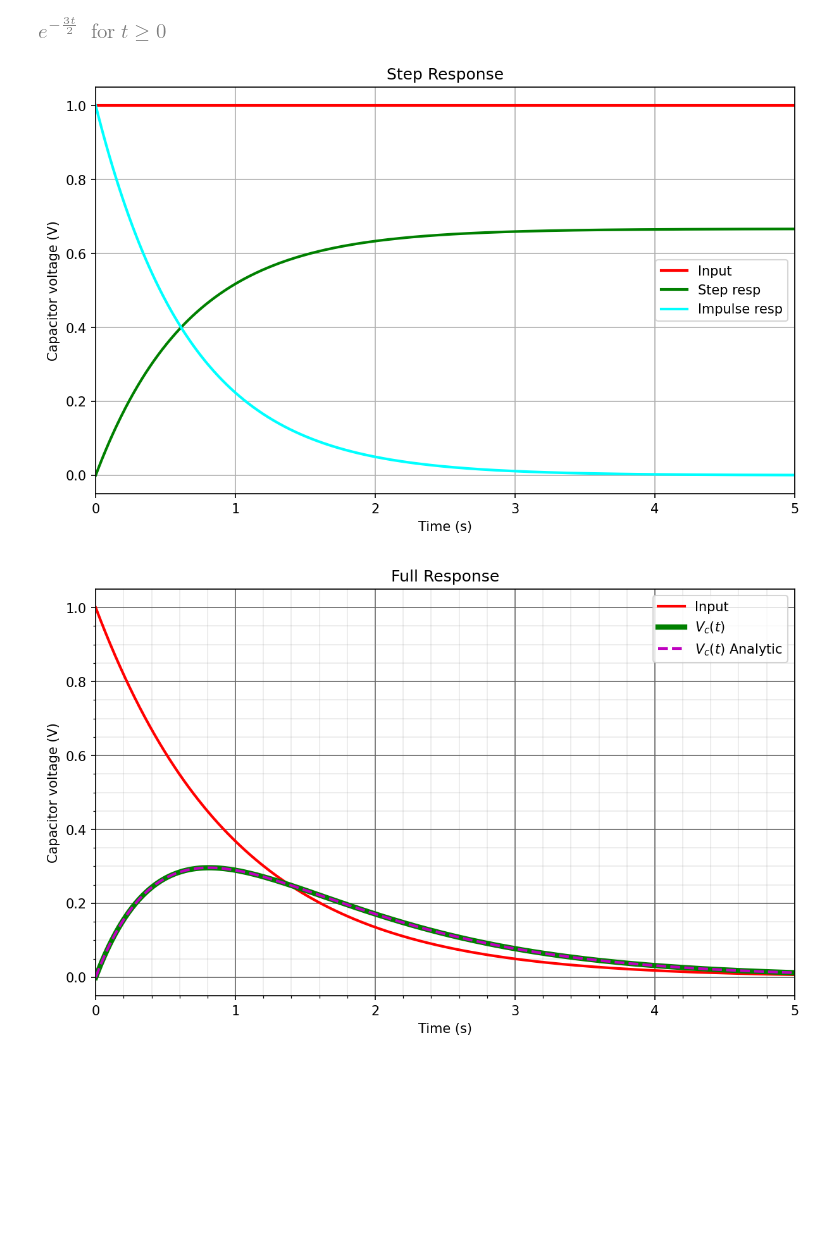
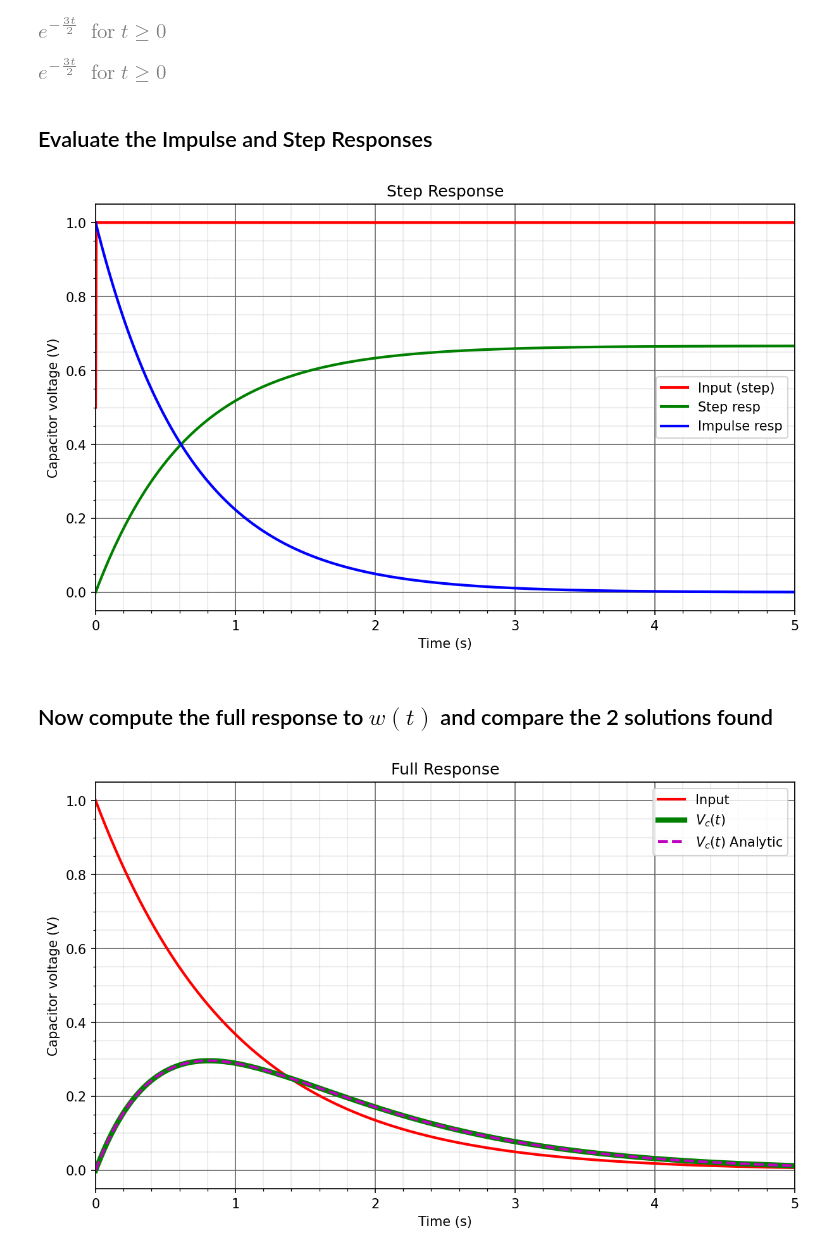
Before and after one commit to JonHowMIT/Signals_and_Systems, a Jupyter notebook: 16_002_Topic5_example5.ipynb, the cells around one changed output. Drawn from its saved outputs; the diff is of its cells as text; code cells hidden in the pictures; blank space fills up the shorter version.

```diff
--- a/16_002_Topic5_example5.ipynb
+++ b/16_002_Topic5_example5.ipynb
@@ -1,11 +4,15 @@
 # %%
+try:
+    import lcapy
+except ModuleNotFoundError:
+    print("Could not find lcapy - installing")
+    !sudo apt install texlive-latex-recommended # takes about 30 sec
+    !sudo apt-get install texlive-latex-extra --no-install-recommends # 10 sec
+    !sudo apt install imagemagick # 10 sec
+    !pip install lcapy # takes 5 sec
+    !pip install pdflatex # takes about 5 sec
+
 #https://filterpy.readthedocs.io/en/latest/
-try:
-  import lcapy
-except ModuleNotFoundError:
-  print("Could not find lcapy - installing")
-  !pip install lcapy
-
 from lcapy import Circuit, j, omega, s, exp, t
 from lcapy import R, C, L
 from lcapy import *
@@ -21,6 +28,11 @@ from matplotlib.pyplot import figure, savefig
 tt = np.linspace(0, 5, 1000)
 
 from sympy import lambdify, oo, Symbol, integrate, Heaviside, plot, Piecewise
+
+def nicegrid():
+    plt.grid(True, which='major', color='#666666', linestyle='-')
+    plt.grid(True, which='minor', color='#999999', linestyle='-', alpha=0.2)
+    plt.minorticks_on()
 # %%
 # Form circuit
 RR1 = 1
@@ -56,21 +62,35 @@ Vcf = cct2f.C.v.evaluate(tt)
+# %%
+w = u(t) # find step response
+cct2a = cct2.subs({'Vi':w, 'R1': RR1, 'C':1, 'R3':RR3})
+
+#Given the step response, find the impulse response
+gs = cct2a.C.v(t)
+g = diff(gs,t) # deriv of step response to get impulse
+g # show impulse resp
+# %% [output]
+[figure, added]
+# %% [markdown]
+## Evaluate the Impulse and Step Responses
 # %%
 # find the voltage across the capacitor
-Vc = cct2a.C.v.evaluate(tt) # step resp
+Vgs = gs.evaluate(tt) # step resp
 Vg = g.evaluate(tt) # impulse resp
 
 fig = figure(figsize=(8, 5),dpi=150,constrained_layout = True)
 ax = fig.add_subplot(111, title='Step Response')
-ax.plot(tt, cct2a.Vi.v.evaluate(tt), linewidth=2, color='red', label='Input')
-ax.plot(tt, Vc, linewidth=2, color='green', label='Step resp')
-ax.plot(tt, Vg, linewidth=2, color='cyan', label='Impulse resp')
+ax.plot(tt, w.evaluate(tt), linewidth=2, color='red', label='Input (step)')
+ax.plot(tt, Vgs, linewidth=2, color='green', label='Step resp')
+ax.plot(tt, Vg, linewidth=2, color='blue', label='Impulse resp')
 ax.set_xlabel('Time (s)')
 ax.set_ylabel('Capacitor voltage (V)');
-ax.grid()
+nicegrid()
 plt.xlim(0,5)
 plt.legend()
 plt.show()
 # %% [output]
-[figure, old version]
+[figure, new version]
+# %% [markdown]
+## Now compute the full response to $w(t)$ and compare the 2 solutions found
 # %%
 # Plot response to full input and compare to analytic
 
```
Also changed, not shown: parts of 4 cells of this notebook, 1 other file.
